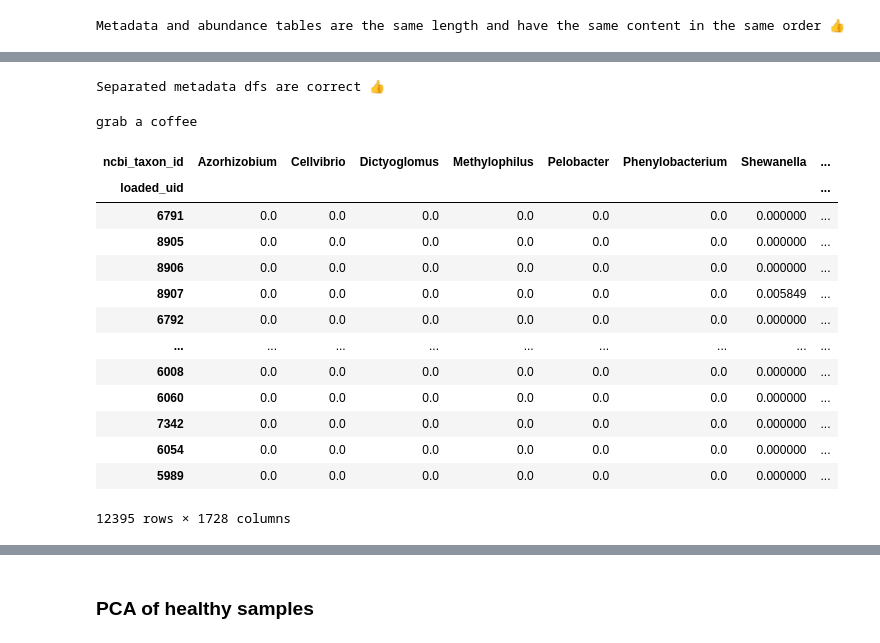
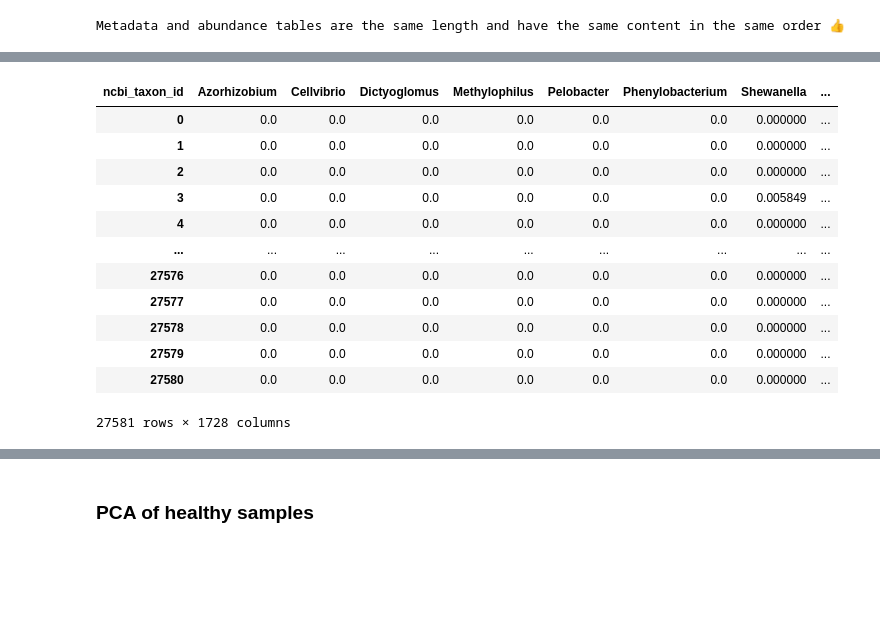
Before and after one commit to manuelgug/ML_disease_prediction_microbiome, a Jupyter notebook: MIcrobiome_x_Health_ML.ipynb, the cells around one changed output, grey strips where cells are left out. Drawn from its saved outputs; the diff is of its cells as text; code cells hidden in the pictures; blank space fills up the shorter version.

Commit message:
checkpoint of the day

```diff
--- a/MIcrobiome_x_Health_ML.ipynb
+++ b/MIcrobiome_x_Health_ML.ipynb
@@ -117,6 +117,9 @@ metadata_df = metadata_df[~duplicated_rows]
 # 1) exclude data uids from the abundance table that are not in the metadata table
 uids_to_keep = metadata_df["uid"]
 pivoted_df_filtered = pivoted_df.loc[uids_to_keep]
+
+# 2) remove unknown column
+pivoted_df_filtered = pivoted_df_filtered.iloc[:, 1:]
 # %%
 # check
 
@@ -154,35 +131,0 @@ non_healthy_metadata = metadata_df[metadata_df["phenotype"] != "Healthy"]
-# %%
-# cross check
-
-if len(healthy_metadata) + len(non_healthy_metadata) == len(pivoted_df_filtered):
-    print("\nSeparated metadata dfs are correct 👍\n")
-else:
-    print("\ngrab a coffee\n")
-# %% [output]
-Separated metadata dfs are correct 👍
-# %%
-# check
-
-if len(pivoted_df_Healthy) == len(healthy_metadata):
-    print("\nSeparated metadata dfs are correct 👍\n")
-else:
-    print("\ngrab a coffee\n")
-# %% [output]
-grab a coffee
-# %%
-pivoted_df_Healthy
-# %% [output]
-| ncbi_taxon_id | Azorhizobium | Cellvibrio | Dictyoglomus | Methylophilus | Pelobacter | Phenylobacterium | Shewanella | ... |
-| loaded_uid |  |  |  |  |  |  |  | ... |
-| 6791 | 0.0 | 0.0 | 0.0 | 0.0 | 0.0 | 0.0 | 0.000000 | ... |
-| 8905 | 0.0 | 0.0 | 0.0 | 0.0 | 0.0 | 0.0 | 0.000000 | ... |
-| 8906 | 0.0 | 0.0 | 0.0 | 0.0 | 0.0 | 0.0 | 0.000000 | ... |
-| 8907 | 0.0 | 0.0 | 0.0 | 0.0 | 0.0 | 0.0 | 0.005849 | ... |
-| 6792 | 0.0 | 0.0 | 0.0 | 0.0 | 0.0 | 0.0 | 0.000000 | ... |
-| ... | ... | ... | ... | ... | ... | ... | ... | ... |
-| 6008 | 0.0 | 0.0 | 0.0 | 0.0 | 0.0 | 0.0 | 0.000000 | ... |
-| 6060 | 0.0 | 0.0 | 0.0 | 0.0 | 0.0 | 0.0 | 0.000000 | ... |
-| 7342 | 0.0 | 0.0 | 0.0 | 0.0 | 0.0 | 0.0 | 0.000000 | ... |
-| 6054 | 0.0 | 0.0 | 0.0 | 0.0 | 0.0 | 0.0 | 0.000000 | ... |
-| 5989 | 0.0 | 0.0 | 0.0 | 0.0 | 0.0 | 0.0 | 0.000000 | ... |
-12395 rows × 1728 columns
@@ -189,3 +137,19 @@ pivoted_df_Healthy
+# %%
+pivoted_df_filtered
+# %% [output]
+| ncbi_taxon_id | Azorhizobium | Cellvibrio | Dictyoglomus | Methylophilus | Pelobacter | Phenylobacterium | Shewanella | ... |
+| 0 | 0.0 | 0.0 | 0.0 | 0.0 | 0.0 | 0.0 | 0.000000 | ... |
+| 1 | 0.0 | 0.0 | 0.0 | 0.0 | 0.0 | 0.0 | 0.000000 | ... |
+| 2 | 0.0 | 0.0 | 0.0 | 0.0 | 0.0 | 0.0 | 0.000000 | ... |
+| 3 | 0.0 | 0.0 | 0.0 | 0.0 | 0.0 | 0.0 | 0.005849 | ... |
+| 4 | 0.0 | 0.0 | 0.0 | 0.0 | 0.0 | 0.0 | 0.000000 | ... |
+| ... | ... | ... | ... | ... | ... | ... | ... | ... |
+| 27576 | 0.0 | 0.0 | 0.0 | 0.0 | 0.0 | 0.0 | 0.000000 | ... |
+| 27577 | 0.0 | 0.0 | 0.0 | 0.0 | 0.0 | 0.0 | 0.000000 | ... |
+| 27578 | 0.0 | 0.0 | 0.0 | 0.0 | 0.0 | 0.0 | 0.000000 | ... |
+| 27579 | 0.0 | 0.0 | 0.0 | 0.0 | 0.0 | 0.0 | 0.000000 | ... |
+| 27580 | 0.0 | 0.0 | 0.0 | 0.0 | 0.0 | 0.0 | 0.000000 | ... |
+27581 rows × 1728 columns
 # %%
 #plot remaining categories
 
```
Also changed, not shown: parts of 9 cells of this notebook.
